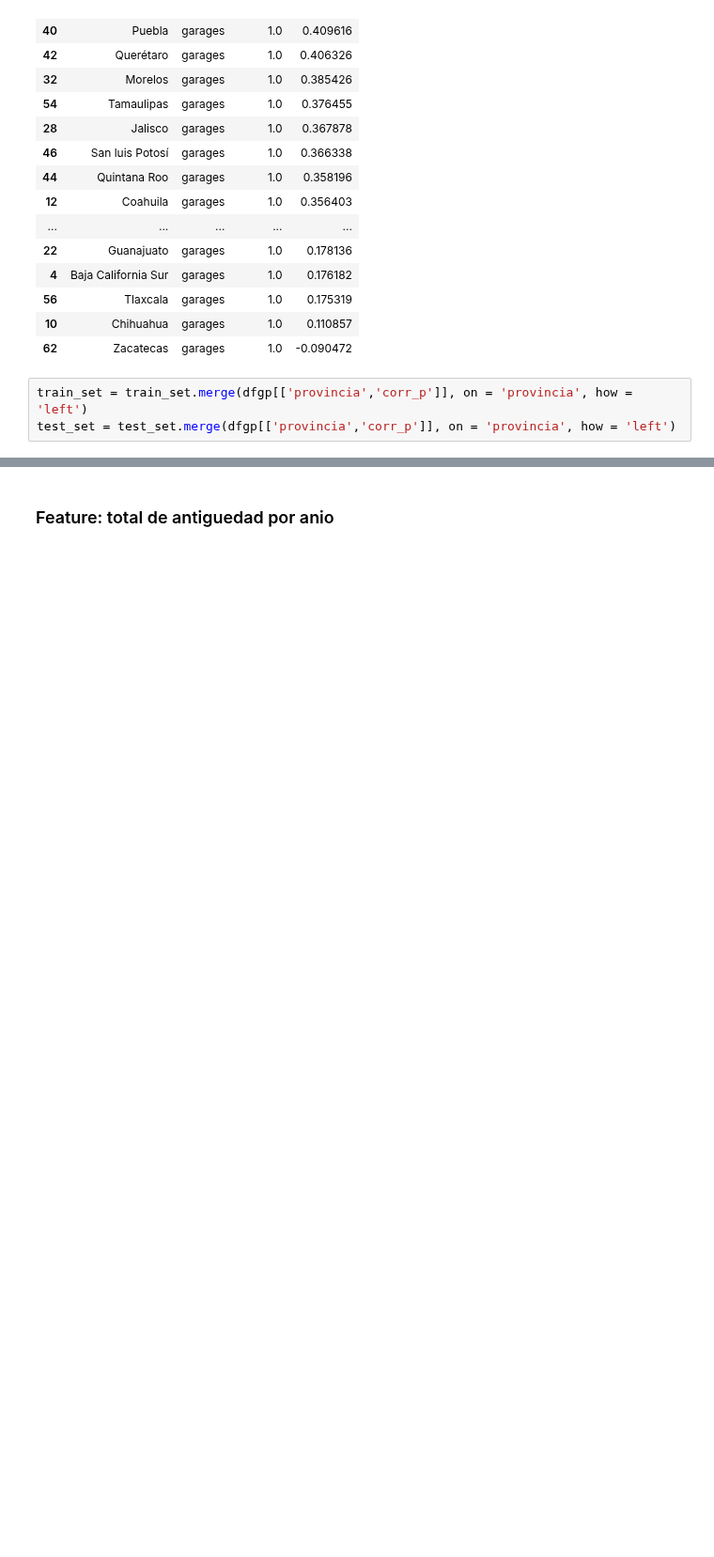
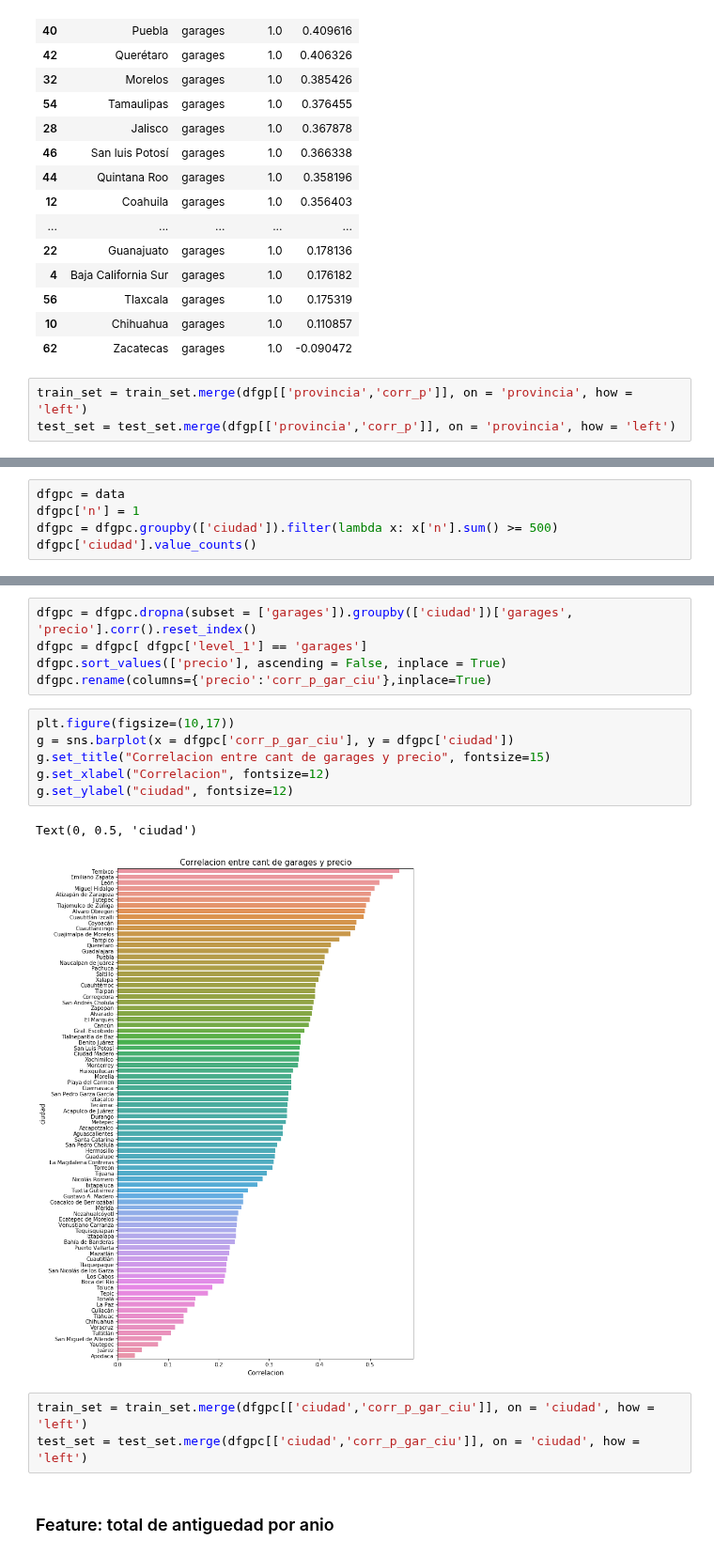
Before and after one commit to Alaneta/Datacones, a Jupyter notebook: tp2/1_Features_XG.ipynb, the cells around one changed output, grey strips where cells are left out. Shown at 94% size. Drawn from its saved outputs; the diff is of its cells as text; blank space fills up the shorter version.

Commit message:
feature corr garages por ciudad precio

```diff
--- a/tp2/1_Features_XG.ipynb
+++ b/tp2/1_Features_XG.ipynb
@@ -304,0 +307,5 @@ test_set = test_set.merge(dfgp[['provincia','corr_p']], on = 'provincia', how =
+# %%
+dfgpc = data
+dfgpc['n'] = 1
+dfgpc = dfgpc.groupby(['ciudad']).filter(lambda x: x['n'].sum() >= 500)
+dfgpc['ciudad'].value_counts()
@@ -305,3 +330,20 @@ test_set = test_set.merge(dfgp[['provincia','corr_p']], on = 'provincia', how =
+# %%
+dfgpc = dfgpc.dropna(subset = ['garages']).groupby(['ciudad'])['garages', 'precio'].corr().reset_index()
+dfgpc = dfgpc[ dfgpc['level_1'] == 'garages']
+dfgpc.sort_values(['precio'], ascending = False, inplace = True)
+dfgpc.rename(columns={'precio':'corr_p_gar_ciu'},inplace=True)
+# %%
+plt.figure(figsize=(10,17))
+g = sns.barplot(x = dfgpc['corr_p_gar_ciu'], y = dfgpc['ciudad'])
+g.set_title("Correlacion entre cant de garages y precio", fontsize=15)
+g.set_xlabel("Correlacion", fontsize=12)
+g.set_ylabel("ciudad", fontsize=12)
+# %% [output]
+Text(0, 0.5, 'ciudad')
+[figure, added]
+# %%
+train_set = train_set.merge(dfgpc[['ciudad','corr_p_gar_ciu']], on = 'ciudad', how = 'left')
+test_set = test_set.merge(dfgpc[['ciudad','corr_p_gar_ciu']], on = 'ciudad', how = 'left')
 # %% [markdown]
 ### Feature: total de antiguedad por anio
 # %%
```
Also changed, not shown: parts of 7 cells of this notebook.
